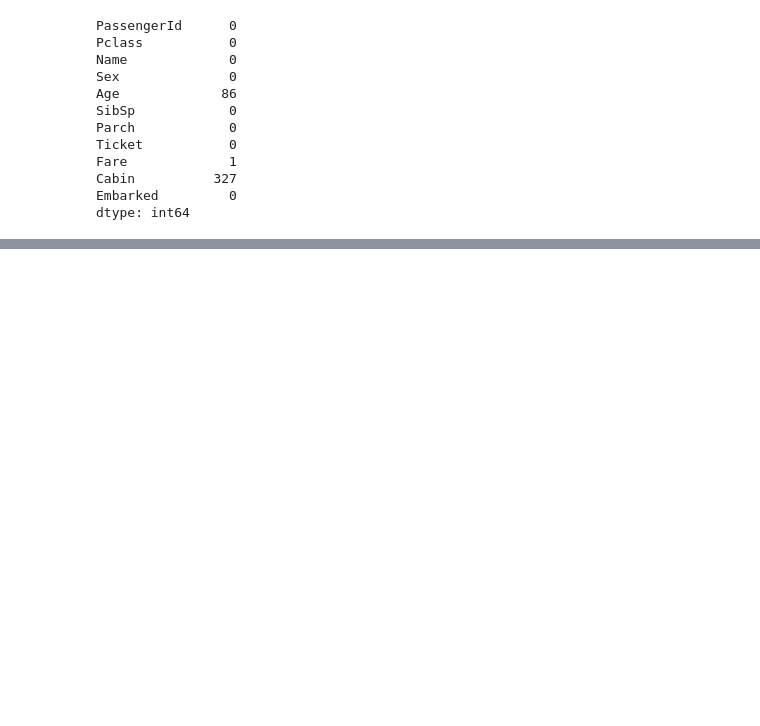
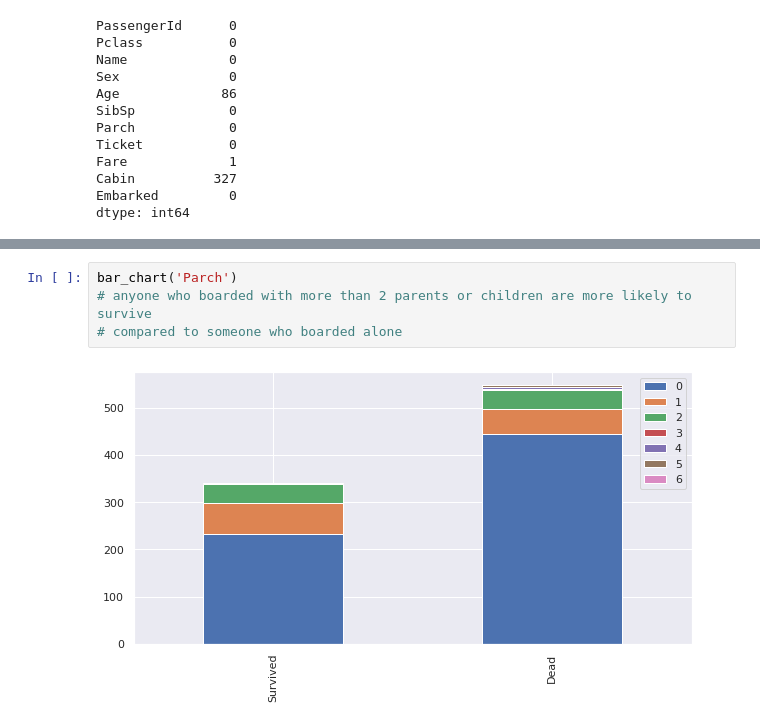
Before and after one commit to felstuff/BackToBasic, a Jupyter notebook: Titanic_Solution_with_MinSuk_Heo.ipynb, the cells around one changed output, grey strips where cells are left out. Drawn from its saved outputs; the diff is of its cells as text; blank space fills up the shorter version.

```diff
--- a/Titanic_Solution_with_MinSuk_Heo.ipynb
+++ b/Titanic_Solution_with_MinSuk_Heo.ipynb
@@ -139,0 +179,6 @@ dtype: int64
+# %%
+bar_chart('Parch')
+# anyone who boarded with more than 2 parents or children are more likely to survive
+# compared to someone who boarded alone
+# %% [output]
+[figure, added]
```
Also changed, not shown: parts of 8 cells of this notebook.
